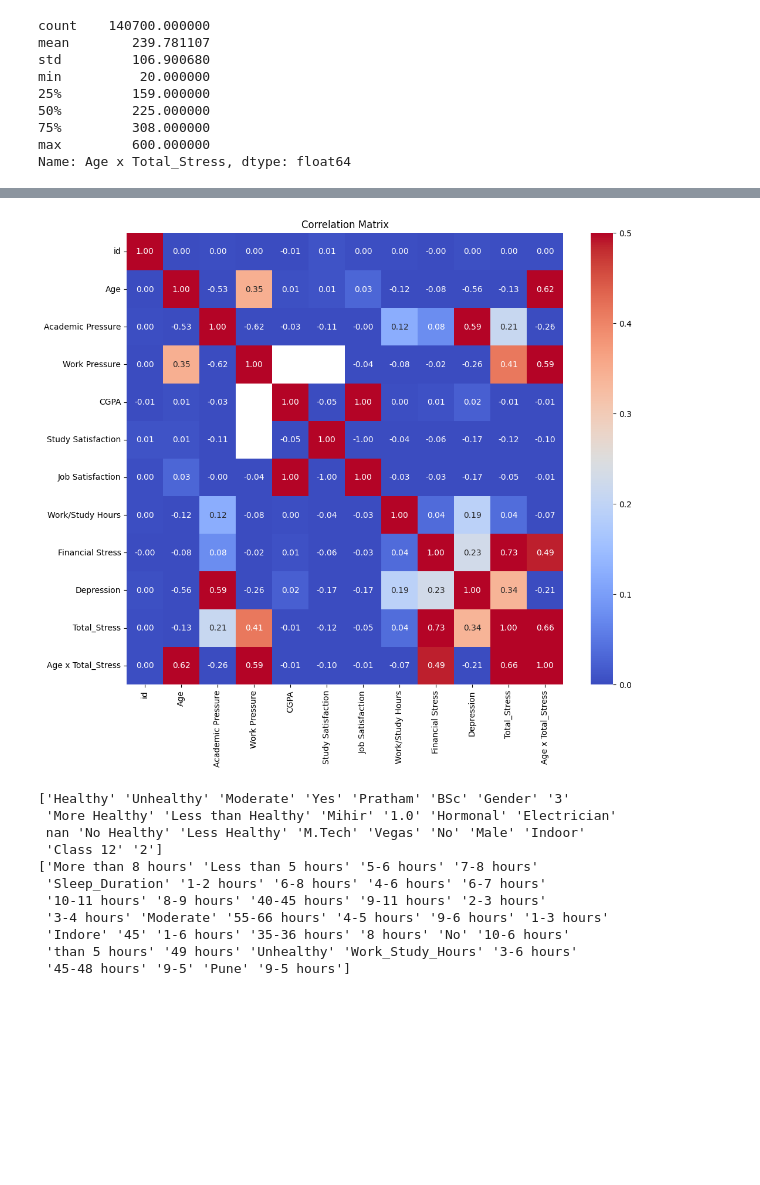
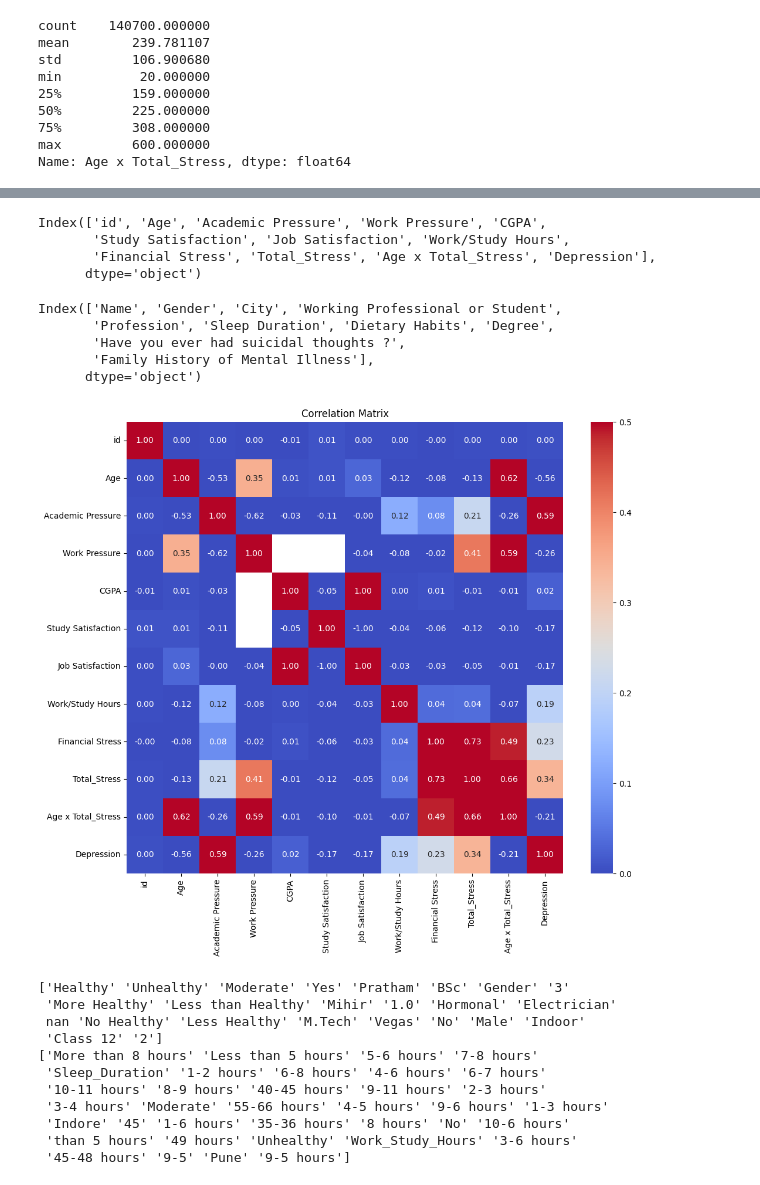
Before and after one commit to ricpnk/Mental_Health_Project_ML2, a Jupyter notebook: notebooks/exploration.ipynb, the cells around one changed output, grey strips where cells are left out. Saved outputs shown, nothing was run; the diff lists cells and outputs as text; code cells hidden in the pictures; blank space fills up the shorter version.

```diff
--- a/notebooks/exploration.ipynb
+++ b/notebooks/exploration.ipynb
@@ -124,3 +138,8 @@ min          20.000000
 75%         308.000000
 max         600.000000
 Name: Age x Total_Stress, dtype: float64
+# %%
+base_columns = [col for col in data.columns if col not in ['Total_Stress', 'Age x Total_Stress', 'Depression']]
+data = data[base_columns + ['Total_Stress', 'Age x Total_Stress', 'Depression']]
+
+data.info()
@@ -127,13 +164,28 @@ Name: Age x Total_Stress, dtype: float64
 # %%
-numeric_features = data.select_dtypes(include=[np.number])
+numeric_columns = data.select_dtypes(include=[np.number])
+numeric_columns.columns
+# %% [output]
+Index(['id', 'Age', 'Academic Pressure', 'Work Pressure', 'CGPA',
+       'Study Satisfaction', 'Job Satisfaction', 'Work/Study Hours',
+       'Financial Stress', 'Total_Stress', 'Age x Total_Stress', 'Depression'],
+      dtype='object')
+# %%
+categorical_columns = data.select_dtypes(include=['object', 'category']).columns
+categorical_columns
+# %% [output]
+Index(['Name', 'Gender', 'City', 'Working Professional or Student',
+       'Profession', 'Sleep Duration', 'Dietary Habits', 'Degree',
+       'Have you ever had suicidal thoughts ?',
+       'Family History of Mental Illness'],
+      dtype='object')
 # %%
-corr_matrix = numeric_features.corr()
+corr_matrix = numeric_columns.corr()
 plt.figure(figsize=(12, 10))
 sns.heatmap(corr_matrix, annot=True, fmt=".2f" ,cmap='coolwarm', vmin=0, vmax=0.5)
 plt.title('Correlation Matrix')
 plt.show()
 # %% [output]
-[figure, old version]
+[figure, new version]
 # %%
 print(data['Dietary Habits'].unique())
 print(data['Sleep Duration'].unique())
```
Also changed, not shown: parts of 5 cells of this notebook.
